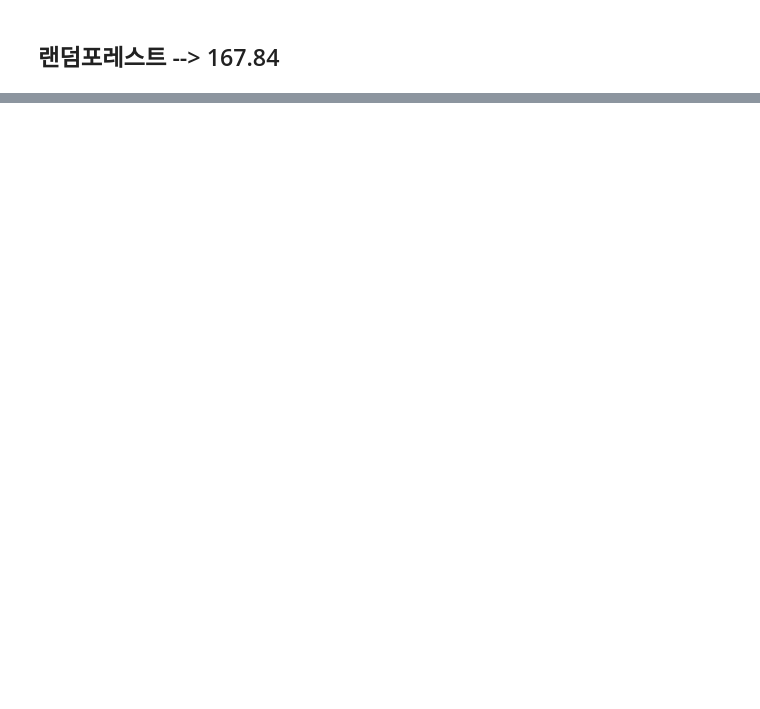
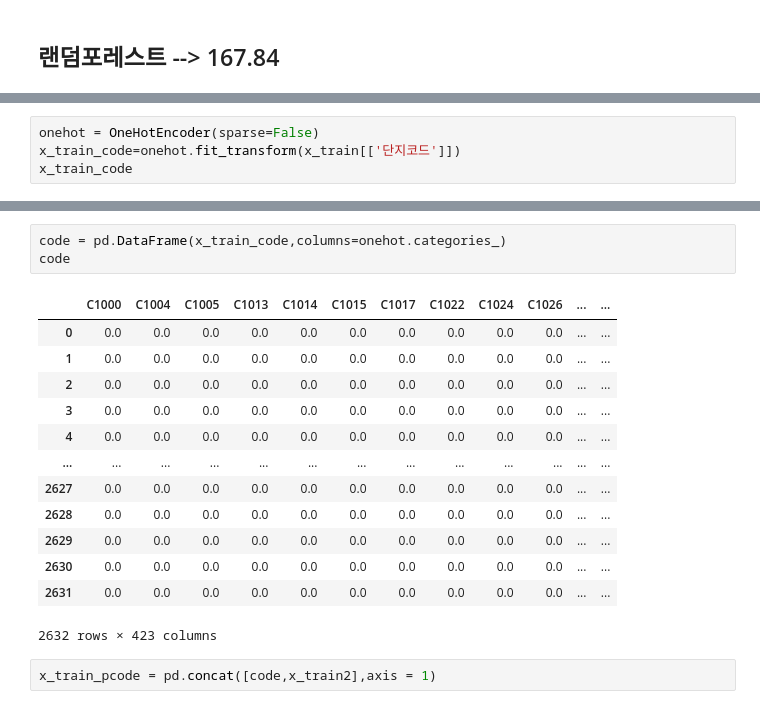
Before and after one commit to kkkkyoung/parking_project, a Jupyter notebook: 주차수요 예측.ipynb, the cells around one changed output, grey strips where cells are left out. Drawn from its saved outputs; the diff is of its cells as text; blank space fills up the shorter version.

Commit message:
단지코드 원핫인코딩으로 살리기까지 완료

```diff
--- a/주차수요 예측.ipynb
+++ b/주차수요 예측.ipynb
@@ -891,0 +1033,4 @@ x_train.shape
+# %%
+onehot = OneHotEncoder(sparse=False)
+x_train_code=onehot.fit_transform(x_train[['단지코드']])
+x_train_code
@@ -891,0 +1065,19 @@ x_train.shape
+# %%
+code = pd.DataFrame(x_train_code,columns=onehot.categories_)
+code
+# %% [output]
+|  | C1000 | C1004 | C1005 | C1013 | C1014 | C1015 | C1017 | C1022 | C1024 | C1026 | ... | ... |
+| 0 | 0.0 | 0.0 | 0.0 | 0.0 | 0.0 | 0.0 | 0.0 | 0.0 | 0.0 | 0.0 | ... | ... |
+| 1 | 0.0 | 0.0 | 0.0 | 0.0 | 0.0 | 0.0 | 0.0 | 0.0 | 0.0 | 0.0 | ... | ... |
+| 2 | 0.0 | 0.0 | 0.0 | 0.0 | 0.0 | 0.0 | 0.0 | 0.0 | 0.0 | 0.0 | ... | ... |
+| 3 | 0.0 | 0.0 | 0.0 | 0.0 | 0.0 | 0.0 | 0.0 | 0.0 | 0.0 | 0.0 | ... | ... |
+| 4 | 0.0 | 0.0 | 0.0 | 0.0 | 0.0 | 0.0 | 0.0 | 0.0 | 0.0 | 0.0 | ... | ... |
+| ... | ... | ... | ... | ... | ... | ... | ... | ... | ... | ... | ... | ... |
+| 2627 | 0.0 | 0.0 | 0.0 | 0.0 | 0.0 | 0.0 | 0.0 | 0.0 | 0.0 | 0.0 | ... | ... |
+| 2628 | 0.0 | 0.0 | 0.0 | 0.0 | 0.0 | 0.0 | 0.0 | 0.0 | 0.0 | 0.0 | ... | ... |
+| 2629 | 0.0 | 0.0 | 0.0 | 0.0 | 0.0 | 0.0 | 0.0 | 0.0 | 0.0 | 0.0 | ... | ... |
+| 2630 | 0.0 | 0.0 | 0.0 | 0.0 | 0.0 | 0.0 | 0.0 | 0.0 | 0.0 | 0.0 | ... | ... |
+| 2631 | 0.0 | 0.0 | 0.0 | 0.0 | 0.0 | 0.0 | 0.0 | 0.0 | 0.0 | 0.0 | ... | ... |
+2632 rows × 423 columns
+# %%
+x_train_pcode = pd.concat([code,x_train2],axis = 1)
```
Also changed, not shown: parts of 38 cells of this notebook.
